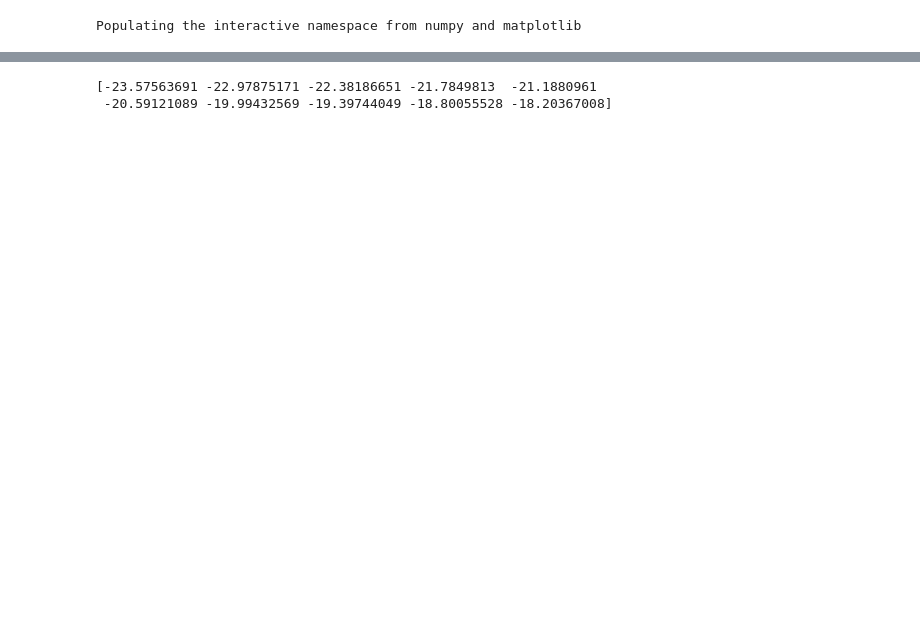
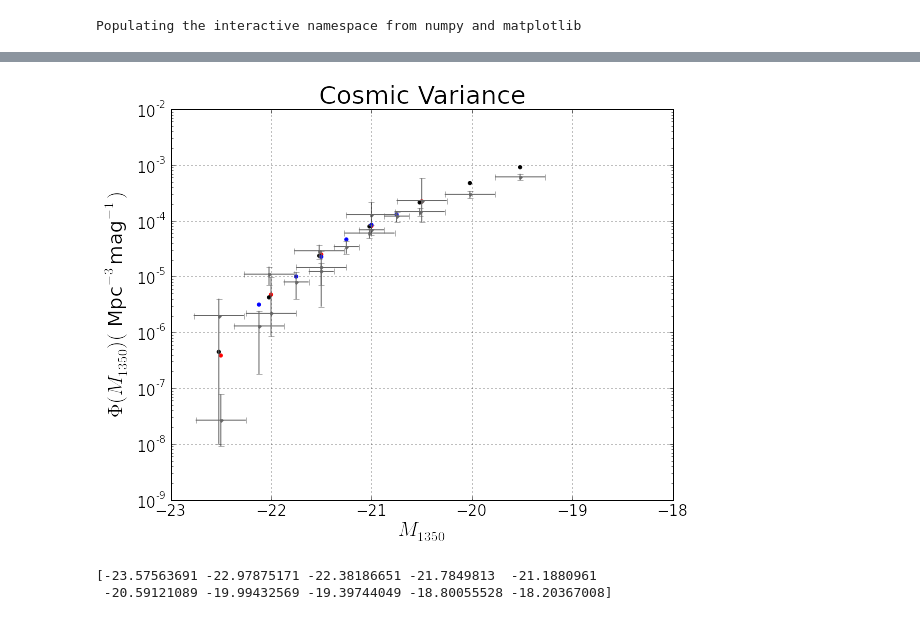
Before and after one commit to flgomezc/sfr-dmhm, a Jupyter notebook: program_trieste/analysis/plots.ipynb, the cells around one changed output, grey strips where cells are left out. Cells and saved outputs as stored; diff of their text form; code cells hidden in the pictures; blank space fills up the shorter version.

```diff
--- a/program_trieste/analysis/plots.ipynb
+++ b/program_trieste/analysis/plots.ipynb
@@ -22,3 +91,27 @@ Populating the interactive namespace from numpy and matplotlib
+# %%
+figure(figsize(9,7))
+plot()
+ylabel(r"$\Phi(M_{1350})($ Mpc$^{-3}$mag$^{-1})$",fontsize=20)
+xlabel('$M_{1350}$',fontsize=20)
+plt.grid(True)
+title("Cosmic Variance",fontsize=25)
+tick_params(axis="both", labelsize=15)
+
+
+for K in range (1):
+    scatter( Obs_data1[:,0] , histo1[K][0],s=10, color="red")
+    scatter( Obs_data2[:,0] , histo1[K][1],s=10, color="black")
+    scatter( Obs_data3[:,0] , histo1[K][2],s=10, color="blue")
+
+errorbar(Obs_data2[:,0],Obs_data2[:,1], xerr=Obs_data2xerror, yerr=Obs_data2yerror, fmt='.', color="0.40", label="Bouwens et al 2014")
+errorbar(Obs_data1[:,0],Obs_data1[:,1], xerr=0.25, yerr=Obs_data1yerror, fmt='.', color="0.40", label="Willott et al 2013")
+errorbar(Obs_data3[:,0],Obs_data3[:,1], xerr=Obs_data3xerror, yerr=Obs_data3yerror, fmt='.', color="0.40", label="McLure et al 2009")
+
+
+plt.axis([-23,-18,10**-9,0.01])
+yscale("log")
+# %% [output]
+[figure, added]
 # %%
 parameters = np.loadtxt('../analysis/best_parameters.dat',usecols=(0,1,2,3), skiprows=0);
 # %%
```
Also changed, not shown: parts of 6 cells of this notebook, 1 other file.
